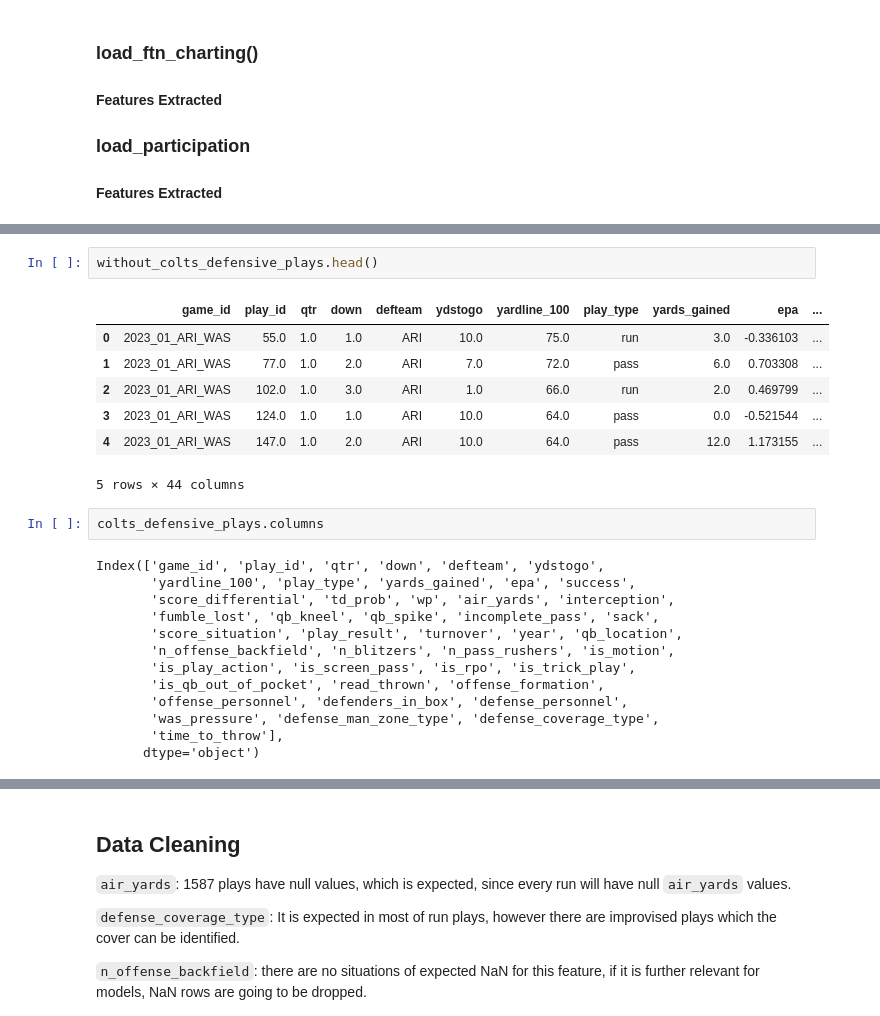
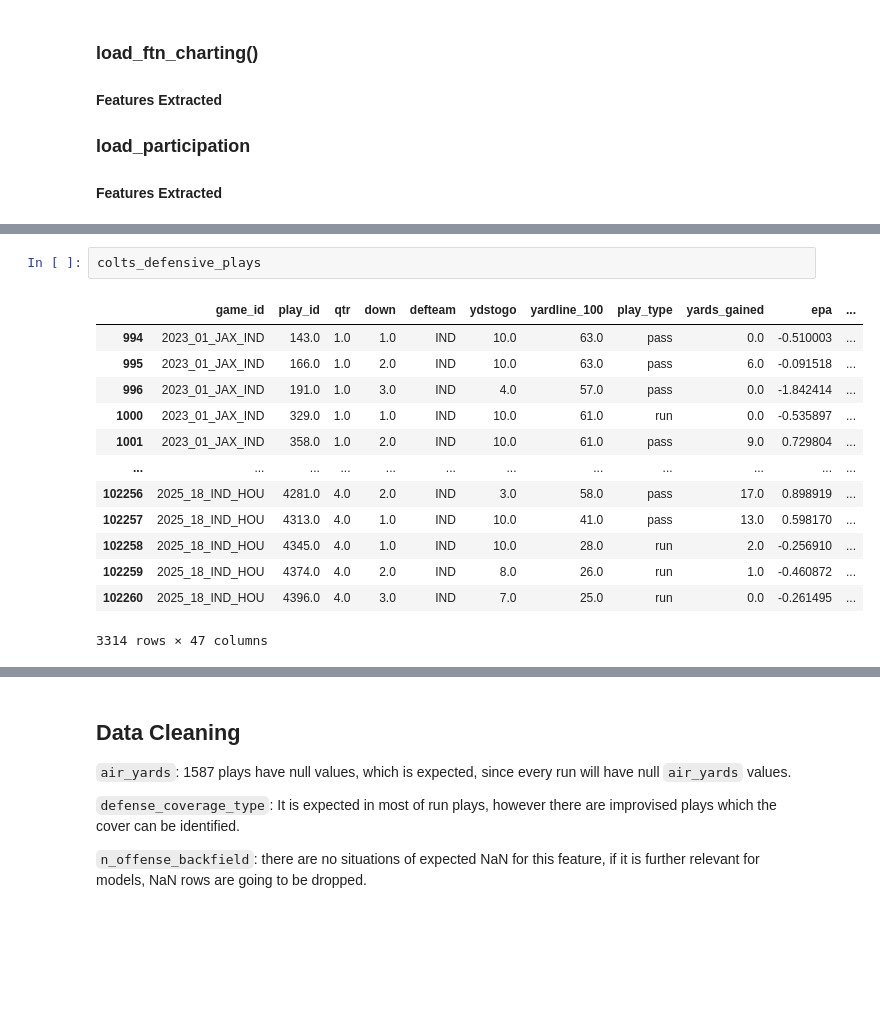
Before and after one commit to VitorTavares-cct/CA1_Machine-Learning, a Jupyter notebook: nfl_preditive_models.ipynb, the cells around one changed output, grey strips where cells are left out. Drawn from its saved outputs; the diff is of its cells as text; blank space fills up the shorter version.

```diff
--- a/nfl_preditive_models.ipynb
+++ b/nfl_preditive_models.ipynb
@@ -203,25 +186,16 @@ See the caveats in the documentation: https://pandas.pydata.org/pandas-docs/stab
 # %%
-without_colts_defensive_plays.head()
+colts_defensive_plays
 # %% [output]
 |  | game_id | play_id | qtr | down | defteam | ydstogo | yardline_100 | play_type | yards_gained | epa | ... |
-| 0 | 2023_01_ARI_WAS | 55.0 | 1.0 | 1.0 | ARI | 10.0 | 75.0 | run | 3.0 | -0.336103 | ... |
-| 1 | 2023_01_ARI_WAS | 77.0 | 1.0 | 2.0 | ARI | 7.0 | 72.0 | pass | 6.0 | 0.703308 | ... |
-| 2 | 2023_01_ARI_WAS | 102.0 | 1.0 | 3.0 | ARI | 1.0 | 66.0 | run | 2.0 | 0.469799 | ... |
-| 3 | 2023_01_ARI_WAS | 124.0 | 1.0 | 1.0 | ARI | 10.0 | 64.0 | pass | 0.0 | -0.521544 | ... |
-| 4 | 2023_01_ARI_WAS | 147.0 | 1.0 | 2.0 | ARI | 10.0 | 64.0 | pass | 12.0 | 1.173155 | ... |
+| 994 | 2023_01_JAX_IND | 143.0 | 1.0 | 1.0 | IND | 10.0 | 63.0 | pass | 0.0 | -0.510003 | ... |
+| 995 | 2023_01_JAX_IND | 166.0 | 1.0 | 2.0 | IND | 10.0 | 63.0 | pass | 6.0 | -0.091518 | ... |
+| 996 | 2023_01_JAX_IND | 191.0 | 1.0 | 3.0 | IND | 4.0 | 57.0 | pass | 0.0 | -1.842414 | ... |
+| 1000 | 2023_01_JAX_IND | 329.0 | 1.0 | 1.0 | IND | 10.0 | 61.0 | run | 0.0 | -0.535897 | ... |
+| 1001 | 2023_01_JAX_IND | 358.0 | 1.0 | 2.0 | IND | 10.0 | 61.0 | pass | 9.0 | 0.729804 | ... |
+| ... | ... | ... | ... | ... | ... | ... | ... | ... | ... | ... | ... |
+| 102256 | 2025_18_IND_HOU | 4281.0 | 4.0 | 2.0 | IND | 3.0 | 58.0 | pass | 17.0 | 0.898919 | ... |
+| 102257 | 2025_18_IND_HOU | 4313.0 | 4.0 | 1.0 | IND | 10.0 | 41.0 | pass | 13.0 | 0.598170 | ... |
+| 102258 | 2025_18_IND_HOU | 4345.0 | 4.0 | 1.0 | IND | 10.0 | 28.0 | run | 2.0 | -0.256910 | ... |
+| 102259 | 2025_18_IND_HOU | 4374.0 | 4.0 | 2.0 | IND | 8.0 | 26.0 | run | 1.0 | -0.460872 | ... |
+| 102260 | 2025_18_IND_HOU | 4396.0 | 4.0 | 3.0 | IND | 7.0 | 25.0 | run | 0.0 | -0.261495 | ... |
-5 rows × 44 columns
+3314 rows × 47 columns
-# %%
-colts_defensive_plays.columns
-# %% [output]
-Index(['game_id', 'play_id', 'qtr', 'down', 'defteam', 'ydstogo',
-       'yardline_100', 'play_type', 'yards_gained', 'epa', 'success',
-       'score_differential', 'td_prob', 'wp', 'air_yards', 'interception',
-       'fumble_lost', 'qb_kneel', 'qb_spike', 'incomplete_pass', 'sack',
-       'score_situation', 'play_result', 'turnover', 'year', 'qb_location',
-       'n_offense_backfield', 'n_blitzers', 'n_pass_rushers', 'is_motion',
-       'is_play_action', 'is_screen_pass', 'is_rpo', 'is_trick_play',
-       'is_qb_out_of_pocket', 'read_thrown', 'offense_formation',
-       'offense_personnel', 'defenders_in_box', 'defense_personnel',
-       'was_pressure', 'defense_man_zone_type', 'defense_coverage_type',
-       'time_to_throw'],
-      dtype='object')
```
Also changed, not shown: parts of 17 cells of this notebook.
